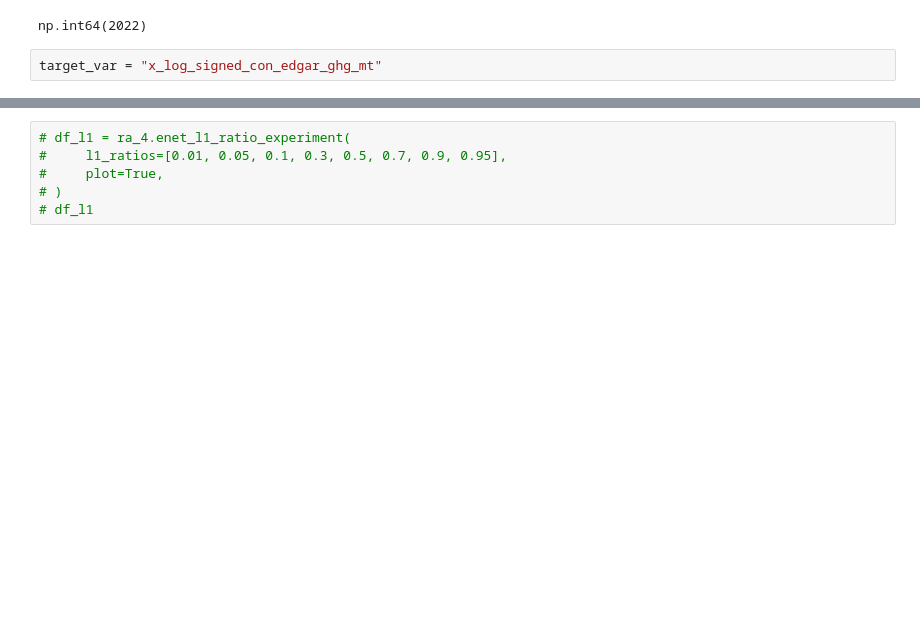
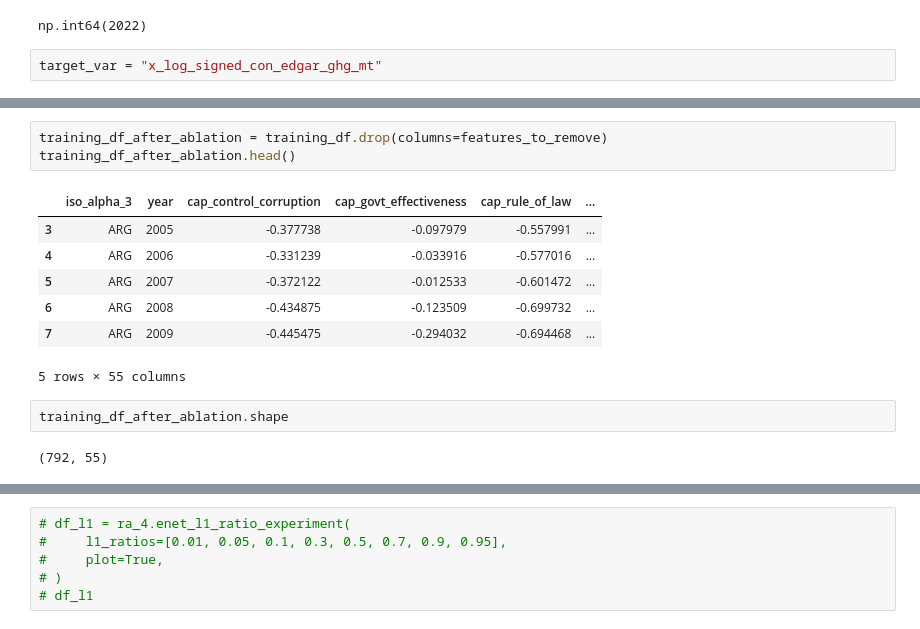
Before and after one commit to jroblar/ndc_evaluation, a Jupyter notebook: ml/robustness_check_oecd_policy_index.ipynb, the cells around one changed output, grey strips where cells are left out. Saved outputs shown, nothing was run; the diff lists cells and outputs as text; blank space fills up the shorter version.

```diff
--- a/ml/robustness_check_oecd_policy_index.ipynb
+++ b/ml/robustness_check_oecd_policy_index.ipynb
@@ -847,0 +836,15 @@ features_list
+# %%
+training_df_after_ablation = training_df.drop(columns=features_to_remove)
+training_df_after_ablation.head()
+# %% [output]
+|  | iso_alpha_3 | year | cap_control_corruption | cap_govt_effectiveness | cap_rule_of_law | ... |
+| 3 | ARG | 2005 | -0.377738 | -0.097979 | -0.557991 | ... |
+| 4 | ARG | 2006 | -0.331239 | -0.033916 | -0.577016 | ... |
+| 5 | ARG | 2007 | -0.372122 | -0.012533 | -0.601472 | ... |
+| 6 | ARG | 2008 | -0.434875 | -0.123509 | -0.699732 | ... |
+| 7 | ARG | 2009 | -0.445475 | -0.294032 | -0.694468 | ... |
+5 rows × 55 columns
+# %%
+training_df_after_ablation.shape
+# %% [output]
+(792, 55)
```
Also changed, not shown: parts of 19 cells of this notebook, 3 other files.
